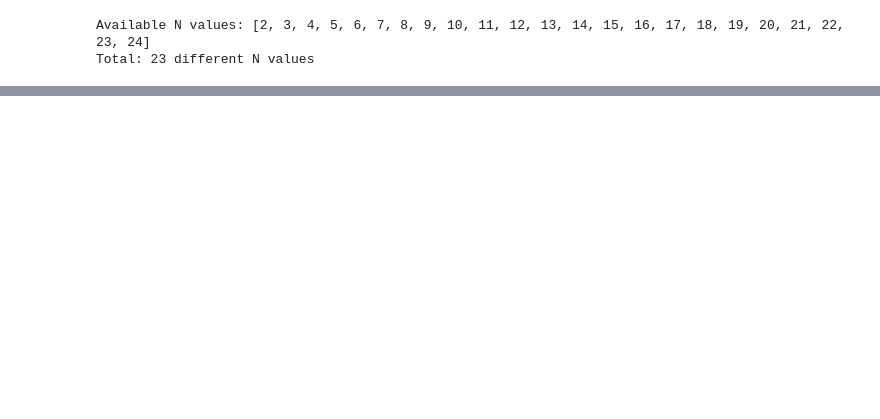
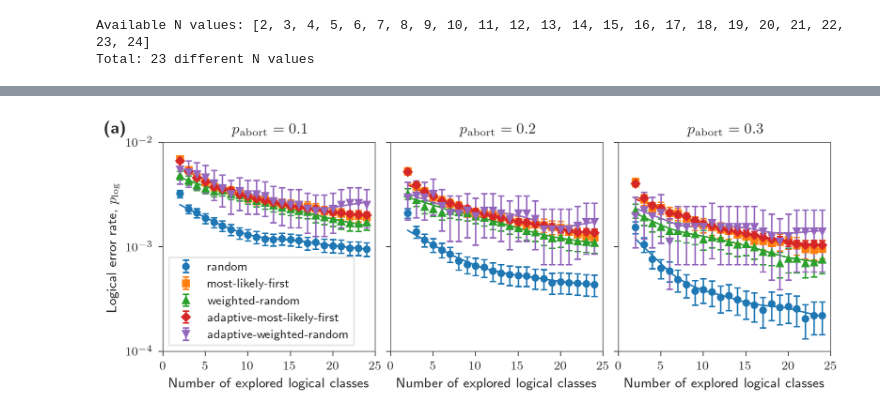
Before and after one commit to NOT4LONG01/soft-info-code-switch, a Jupyter notebook: simulations/analysis/notebooks/bb_code_gap_proxy_analysis.ipynb, the cells around one changed output, grey strips where cells are left out. Drawn from its saved outputs; the diff is of its cells as text; code cells hidden in the pictures; blank space fills up the shorter version.

```diff
--- a/simulations/analysis/notebooks/bb_code_gap_proxy_analysis.ipynb
+++ b/simulations/analysis/notebooks/bb_code_gap_proxy_analysis.ipynb
@@ -469,0 +449,52 @@ fig.text(
+# %%
+# Create 3-column figure using rsmf
+fig = FIG_FORMATTER.figure(wide=True, aspect_ratio=0.37)
+axes = fig.subplots(1, 3, sharey=True)
+
+cmap = plt.get_cmap("tab10")
+
+for col, target_abort in enumerate(TARGET_ABORT_RATES):
+    ax = axes[col]
+
+    for i, (method, N_to_df_method) in enumerate(method_data.items()):
+        color = cmap(i)
+        label = METHOD_LABELS.get(method, method)
+        marker = METHOD_MARKERS.get(method, "o")
+
+        _, _, (N_values, p_fail_values, delta_p_fail_values) = plot_plog_vs_N(
+            N_to_df_method,
+            n=n,
+            p=p,
+            target_abort_rate=target_abort,
+            ax=ax,
+            color=color,
+            label=label if col == 0 else None,  # Only label in first column
+            marker=marker,
+            lowess_frac=0.4,
+        )
+
+    ax.set_title(rf"$p_{{\mathrm{{abort}}}} = {target_abort}$", fontsize=10)
+    ax.set_xlabel(r"Number of explored logical classes")
+    if col == 0:
+        ax.set_ylabel(r"Logical error rate, $p_\mathrm{log}$")
+    ax.set_yscale("log")
+
+    ax.set_xlim(0, MAX_N + 1)
+    ax.set_ylim(1e-4, 1e-2)
+
+# Add legend to the first subplot
+axes[0].legend(fontsize=8)
+
+fig.text(
+    0,
+    1,
+    r"\textbf{(a)}",
+    fontsize=11,
+    in_layout=False,
+    transform=fig.transFigure,
+    verticalalignment="top",
+)
+
+fig.savefig("figs/bb_gap_proxy_method_comparison.pdf")
+# %% [output]
+[figure, added]
```
Also changed, not shown: parts of 12 cells of this notebook, 8 other files.
